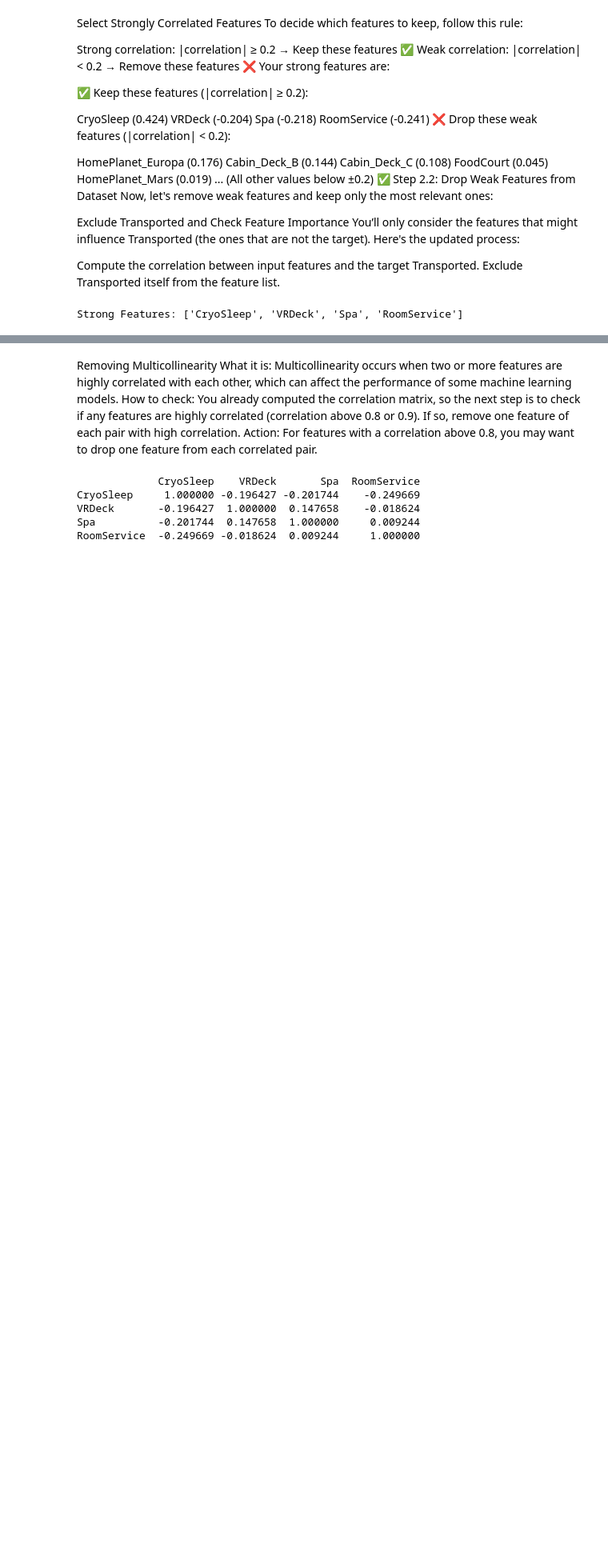
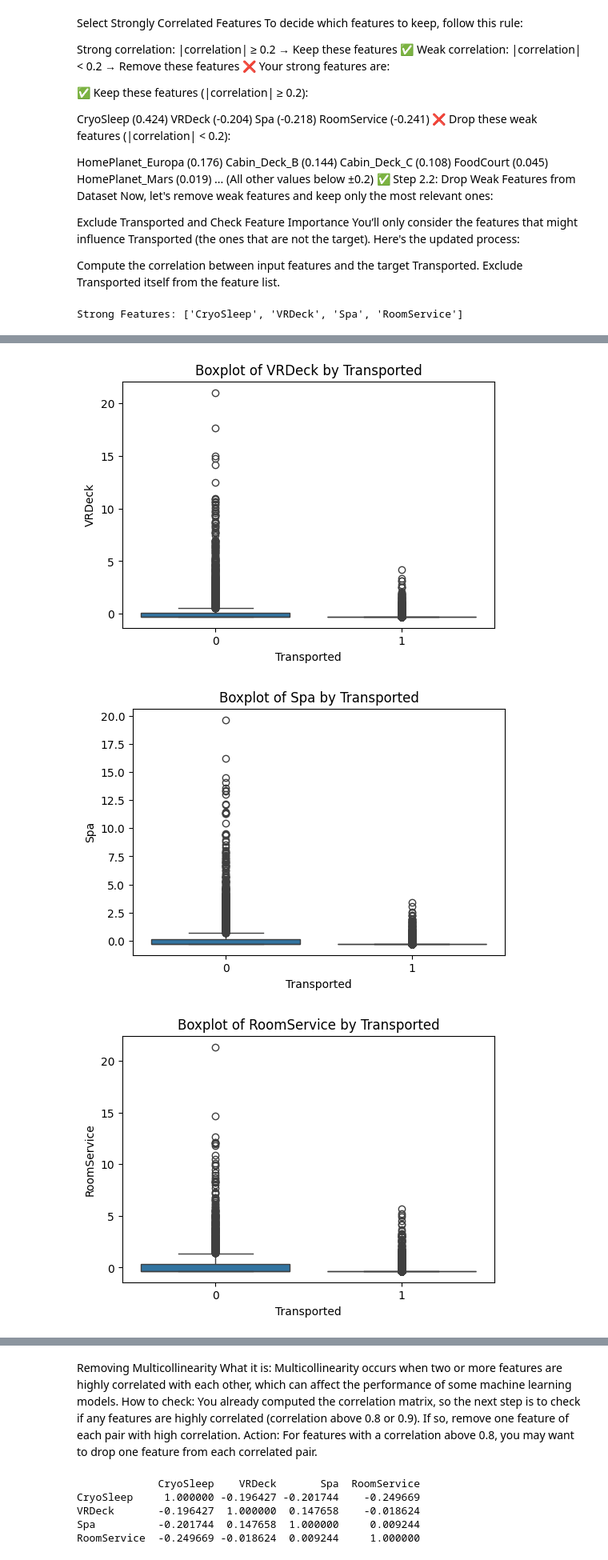
Before and after one commit to Azmain173/Spaceship-Titanic, a Jupyter notebook: Spaceship_Titanic.ipynb, the cells around one changed output, grey strips where cells are left out. Shown at 80% size. Drawn from its saved outputs; the diff is of its cells as text; code cells hidden in the pictures; blank space fills up the shorter version.

```diff
--- a/Spaceship_Titanic.ipynb
+++ b/Spaceship_Titanic.ipynb
@@ -366,0 +415,10 @@ Strong Features: ['CryoSleep', 'VRDeck', 'Spa', 'RoomService']
+# %%
+for feature in strong_features:
+    plt.figure(figsize=(6, 4))
+    sns.boxplot(x=df["Transported"], y=df[feature])
+    plt.title(f'Boxplot of {feature} by Transported')
+    plt.show()
+# %% [output]
+[figure, added]
+[figure, added]
+[figure, added]
```
Also changed, not shown: parts of 14 cells of this notebook.
